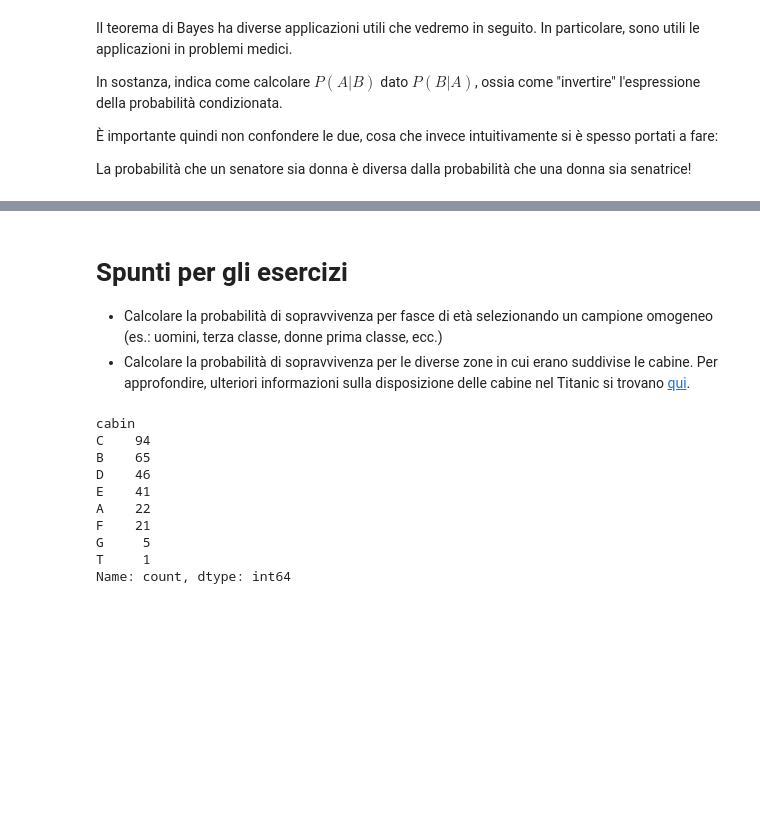
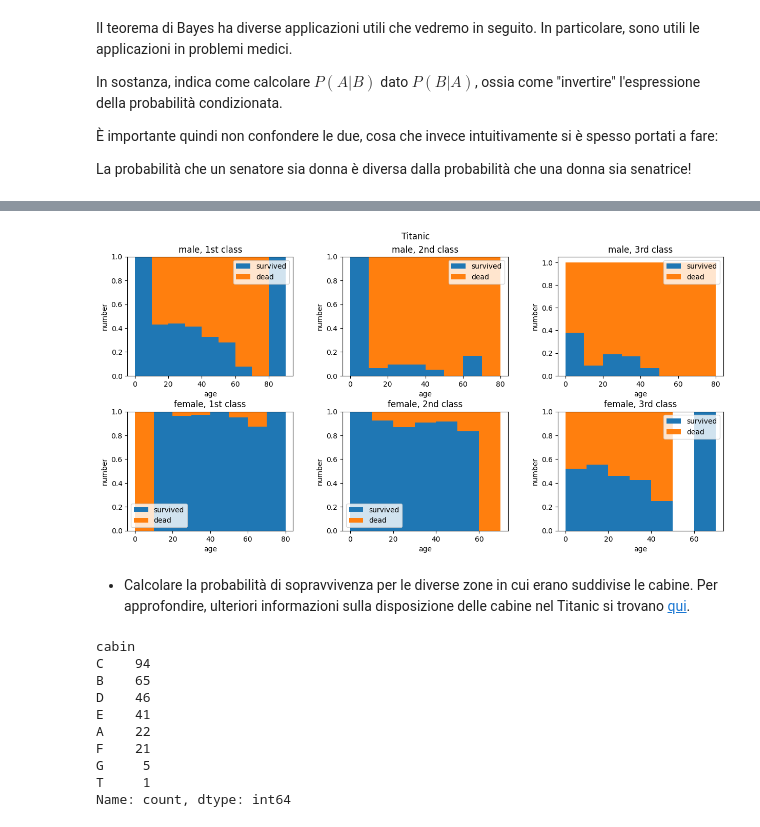
Before and after one commit to lucalista/analisi-dati-2024, a Jupyter notebook: 03.03.00__Titanic.ipynb, the cells around one changed output, grey strips where cells are left out. Drawn from its saved outputs; the diff is of its cells as text; code cells hidden in the pictures; blank space fills up the shorter version.

```diff
--- a/03.03.00__Titanic.ipynb
+++ b/03.03.00__Titanic.ipynb
@@ -720,0 +725,4 @@ La probabilità che un senatore sia donna è diversa dalla probabilità che una
+# %%
+cat_years = 10
+df['age_cat'] = (np.floor(df.age/cat_years)*cat_years + cat_years/2)
+df.age_cat.value_counts().sort_index()
@@ -721,7 +741,32 @@ La probabilità che un senatore sia donna è diversa dalla probabilità che una
+# %%
+df_sel = df[(df.sex=='male') & (df.pclass==3)]
+# %%
+def plot_survive_prob(df_sel, ax, title):
+    cross_tab = pd.crosstab(index=df_sel.age_cat, columns=[df_sel.survived], rownames=["age_cat"], colnames=["survived"])
+    cross_tab = cross_tab.rename(columns={0: 'dead', 1: 'survived'})
+    cross_tab['all'] = cross_tab['dead'] + cross_tab['survived']
+    cross_tab['f_survived'] = cross_tab['survived']/cross_tab['all']
+    cross_tab['f_dead'] = cross_tab['dead']/cross_tab['all']
+    ax.bar(x=cross_tab.index, width=cat_years, height=cross_tab['f_survived'], label='survived')
+    ax.bar(x=cross_tab.index, width=cat_years, bottom=cross_tab['f_survived'], height=cross_tab['f_dead'], label='dead')
+    ax.set_xlabel('age')
+    ax.set_ylabel('number')
+    ax.set_title(title)
+    ax.legend()
+# %%
+fig, ax = plt.subplots(2, 3, figsize=(15, 6))
+plt.subplots_adjust(top = 0.90, bottom=0.01, hspace=0.3, wspace=0.3)
+plot_survive_prob(df[(df.sex=='male') & (df.pclass==1)], ax[0, 0], 'male, 1st class')
+plot_survive_prob(df[(df.sex=='male') & (df.pclass==2)], ax[0, 1], 'male, 2nd class')
+plot_survive_prob(df[(df.sex=='male') & (df.pclass==3)], ax[0, 2], 'male, 3rd class')
+plot_survive_prob(df[(df.sex=='female') & (df.pclass==1)], ax[1, 0], 'female, 1st class')
+plot_survive_prob(df[(df.sex=='female') & (df.pclass==2)], ax[1, 1], 'female, 2nd class')
+plot_survive_prob(df[(df.sex=='female') & (df.pclass==3)], ax[1, 2], 'female, 3rd class')
+plt.suptitle('Titanic')
+plt.show()
+# %% [output]
+[figure, added]
 # %% [markdown]
-# Spunti per gli esercizi
-
-* Calcolare la probabilità di sopravvivenza per fasce di età selezionando un campione omogeneo (es.: uomini, terza classe, donne prima classe, ecc.)
 * Calcolare la probabilità di sopravvivenza per le diverse zone in cui erano suddivise le cabine. Per approfondire, ulteriori informazioni sulla disposizione delle cabine nel Titanic si trovano [qui](http://www.paullee.com/titanic/Isham.php).
 # %%
 cab_letter = df.cabin.str[0].value_counts()
```
Also changed, not shown: parts of 2 cells of this notebook.
